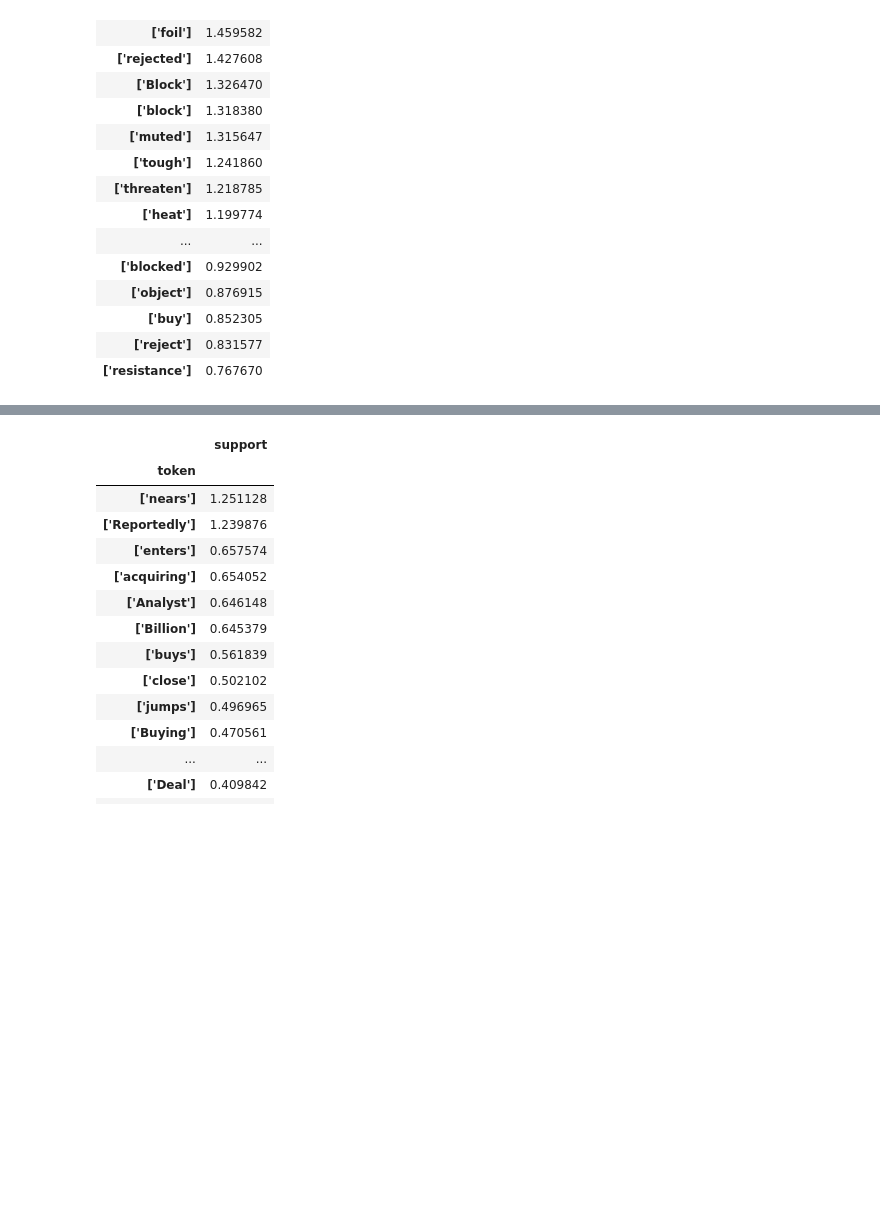
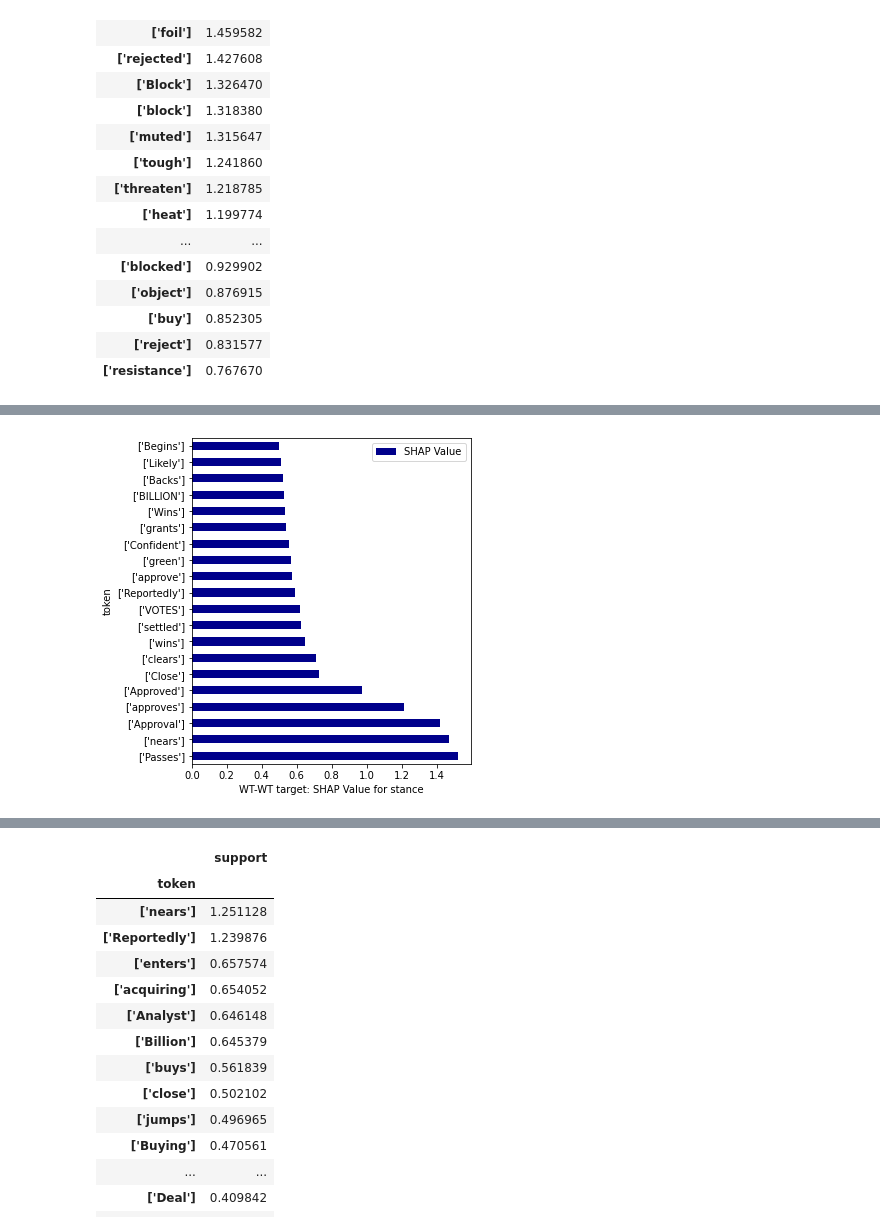
Before and after one commit to mangalm96/explainablenlp-info259, a Jupyter notebook: interpret_shap_analysis.ipynb, the cells around one changed output, grey strips where cells are left out. Cells and saved outputs as stored; diff of their text form; code cells hidden in the pictures; blank space fills up the shorter version.

```diff
--- a/interpret_shap_analysis.ipynb
+++ b/interpret_shap_analysis.ipynb
@@ -350,0 +168,4 @@ ABS_SHAP(groupby_df, "support", 20)
+# %%
+ABS_SHAP(groupby_df_wtwt, "support", 20,"WT-WT target")
+# %% [output]
+[figure, added]
```
Also changed, not shown: parts of 46 cells of this notebook.
